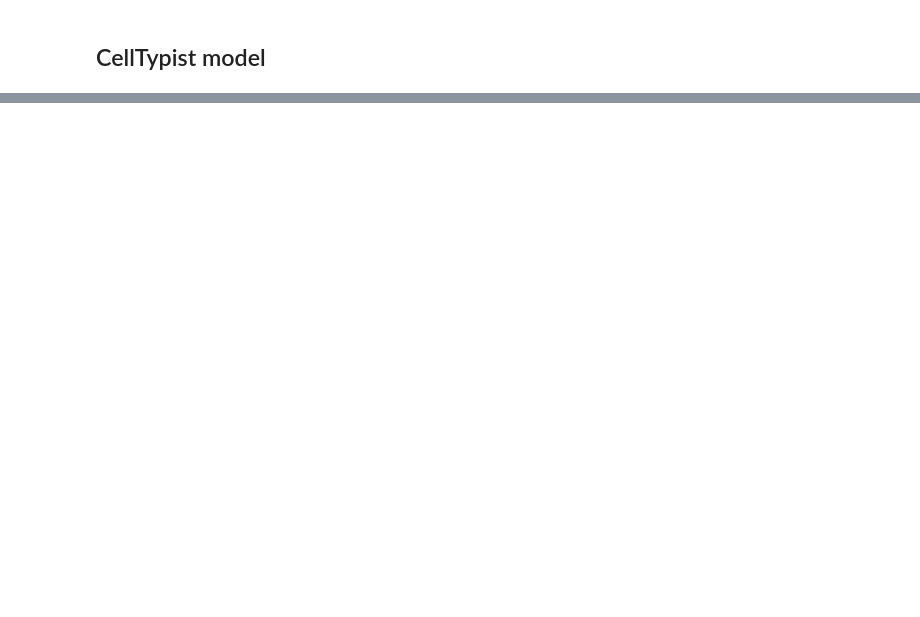
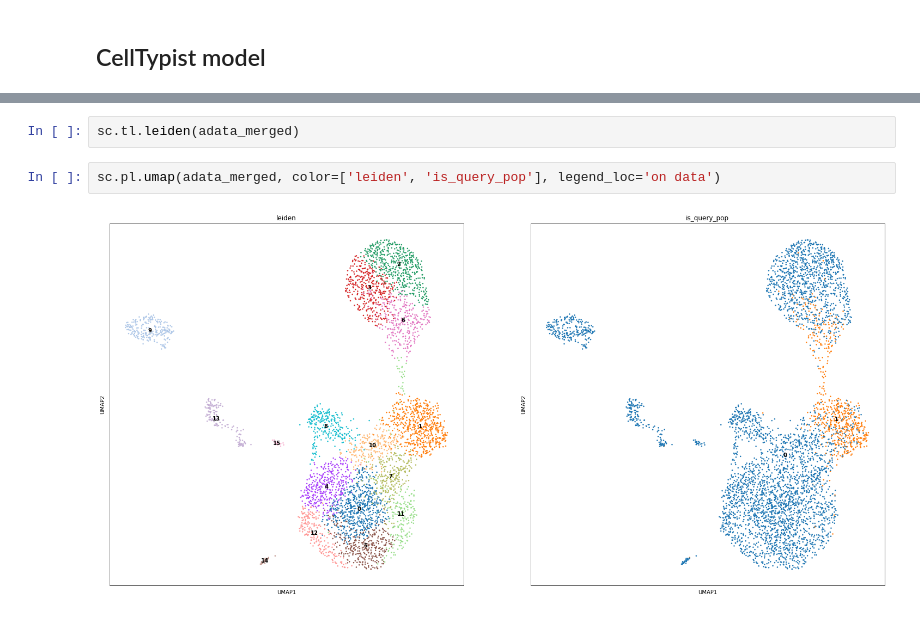
Before and after one commit to MarioniLab/oor_design_reproducibility, a Jupyter notebook: notebooks/lung_demo.ipynb, the cells around one changed output, grey strips where cells are left out. Drawn from its saved outputs; the diff is of its cells as text; blank space fills up the shorter version.

```diff
--- a/notebooks/lung_demo.ipynb
+++ b/notebooks/lung_demo.ipynb
@@ -223,0 +235,6 @@ new_model = celltypist.train(adata_ref, labels = 'cell_type', n_jobs = 10, featu
+# %%
+sc.tl.leiden(adata_merged)
+# %%
+sc.pl.umap(adata_merged, color=['leiden', 'is_query_pop'], legend_loc='on data')
+# %% [output]
+[figure, added]
```
Also changed, not shown: parts of 37 cells of this notebook, 3 other files.
